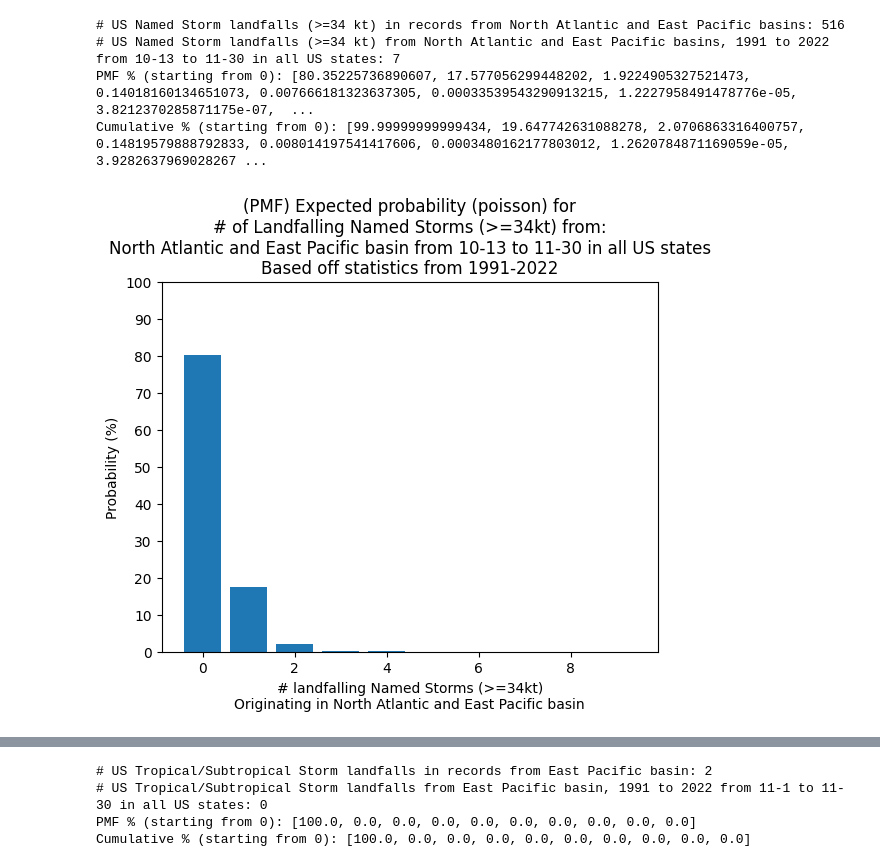
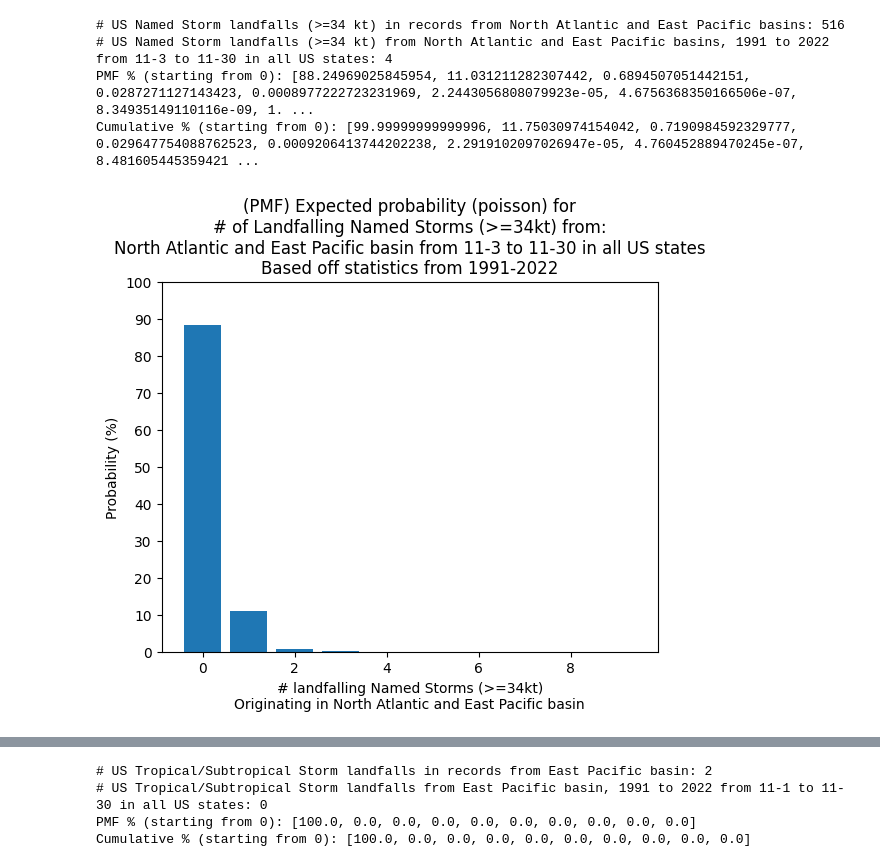
Before and after one commit to JRPdata/cyclone_climatology, a Jupyter notebook: cyclone_climatology.ipynb, the cells around one changed output, grey strips where cells are left out. Drawn from its saved outputs; the diff is of its cells as text; code cells hidden in the pictures.

```diff
--- a/cyclone_climatology.ipynb
+++ b/cyclone_climatology.ipynb
@@ -249,9 +249,9 @@ for basin_name, dict_dfs in dfs_by_basin.items():
     df_landfalls = df.loc[(df['USA_RECORD'] == 'L')]
     df_ts_ss_landfalls = df_landfalls.loc[(df_landfalls['USA_WIND'] >= 34) & (df_landfalls['USA_STATUS'].isin(['TS', 'SS']))]
     df_hu_landfalls = df_landfalls.loc[(df_landfalls['USA_WIND'] >= 34) & (df_landfalls['USA_STATUS'].isin(['HU', 'HR']))]
-    df_landfalls = df_landfalls.reset_index()
-    df_ts_ss_landfalls = df_ts_ss_landfalls.reset_index()
-    df_hu_landfalls = df_hu_landfalls.reset_index()
+    df_landfalls = df_landfalls.reset_index(drop=True)
+    df_ts_ss_landfalls = df_ts_ss_landfalls.reset_index(drop=True)
+    df_hu_landfalls = df_hu_landfalls.reset_index(drop=True)
 
     # this will take a while as geonames is slow
     df_us_ts_ss_landfalls_with_state = get_us_landfalls(df_ts_ss_landfalls)
@@ -294,10 +294,10 @@ for basin_name, dict_dfs in dfs_by_basin.items():
     # get landfalls
     df_ts_ss = df.loc[(df['USA_WIND'] >= 34) & (df['USA_STATUS'].isin(['TS', 'SS']))]
     df_hu = df.loc[(df['USA_WIND'] >= 34) & (df['USA_STATUS'].isin(['HU', 'HR']))]
-    df_ts_ss = df_ts_ss.reset_index()
-    df_hu = df_hu.reset_index()
+    df_ts_ss = df_ts_ss.reset_index(drop=True)
+    df_hu = df_hu.reset_index(drop=True)
     df_ts_ss_hu = pd.concat([df_ts_ss,df_hu])
-    df_ts_ss_hu = df_ts_ss_hu.reset_index()
+    df_ts_ss_hu = df_ts_ss_hu.reset_index(drop=True)
 
     dict_dfs['ts_ss'] = df_ts_ss
     dict_dfs['hu'] = df_hu
@@ -337,7 +337,7 @@ for basin_name, dict_dfs in dfs_by_basin.items():
 # concat the dfs for the basins
 for dict_name, dict_dfs in dfs_tmp.items():
     dfs_na_ep_us_landfalls[dict_name] = pd.concat(dict_dfs)
-    dfs_na_ep_us_landfalls[dict_name] = dfs_na_ep_us_landfalls[dict_name].reset_index()
+    dfs_na_ep_us_landfalls[dict_name] = dfs_na_ep_us_landfalls[dict_name].reset_index(drop=True)
 # %%
 # write the parquets
 for df_name, dict_df in dfs_na_ep_us_landfalls.items():
@@ -368,7 +368,7 @@ for basin_name, dict_dfs in dfs_by_basin.items():
 # concat the dfs for the basins
 for dict_name, dict_dfs in dfs_tmp.items():
     dfs_na_ep[dict_name] = pd.concat(dict_dfs)
-    dfs_na_ep[dict_name] = dfs_na_ep[dict_name].reset_index()
+    dfs_na_ep[dict_name] = dfs_na_ep[dict_name].reset_index(drop=True)
 # %%
 # write the parquets
 for df_name, dict_df in dfs_na_ep.items():
@@ -471,8 +471,8 @@ start_month = None
 start_day = None
 end_month = None
 end_day = None
-start_month = 10
-start_day = 13
+start_month = 11
+start_day = 3
 end_month = 11
 end_day = 30
 # either None, or a list of 2 letter states to include
@@ -496,7 +496,7 @@ df_ref_with_state = dfs_na_ep_us_landfalls['ts_ss_hu'].copy(deep=True)
 
 # with state has duplicate rows to record storms with multiple landfalls, so get only the unique storms for a count
 df_unique_storms = df_ref_with_state.drop_duplicates(subset=['USA_ATCF_ID'])
-df_unique_storms = df_unique_storms.reset_index()
+df_unique_storms = df_unique_storms.reset_index(drop=True)
 print(f"# US Named Storm landfalls (>=34 kt) in records from {full_basin_name} basins:", len(df_unique_storms))
 
 landfalling_in_period = get_landfalling_conditional(
@@ -533,34 +533,34 @@ print("Cumulative % (starting from 0):", cum_pct_per_event_count)
 plt.bar(event_counts, pmf_pct_per_event_count)
 
 plt.ylim(0, 100)
 plt.yticks(range(0, 101, 10))
 
 # Label the axes and give the chart a title
 plt.xlabel(f'# landfalling Named Storms (>=34kt)\nOriginating in {full_basin_name} basin')
 plt.ylabel('Probability (%)')
 plt.title(f"(PMF) Expected probability (poisson) for\n# of Landfalling Named Storms (>=34kt) from:\n" +
           f"{full_basin_name} basin {sub_period_str} {states_str}\n" +
           f"Based off statistics from {start_year}-{end_year}")
 
 # Show the chart
 plt.show()
 
 # Cumulative Probabilities chart
 plt.bar(event_counts, cum_pct_per_event_count)
 
 plt.ylim(0, 100)
 plt.yticks(range(0, 101, 10))
 
 # Label the axes and give the chart a title
 plt.xlabel(f'# landfalling Named Storms (>=34kt)\n originating in {full_basin_name} basin')
 plt.ylabel('Probability (%)')
 plt.title(f"Cumulative Expected probability (poisson) for\n# of Landfalling Named Storms (>=34kt) from:\n" +
           f"{full_basin_name} basin {sub_period_str} {states_str}\n" +
           f"Based off statistics from {start_year}-{end_year}")
 plt.show()
 # %% [output]
 # US Named Storm landfalls (>=34 kt) in records from North Atlantic and East Pacific basins: 516
-# US Named Storm landfalls (>=34 kt) from North Atlantic and East Pacific basins, 1991 to 2022 from 10-13 to 11-30 in all US states: 7
-PMF % (starting from 0): [80.35225736890607, 17.577056299448202, 1.9224905327521473, 0.14018160134651073, 0.007666181323637305, 0.00033539543290913215, 1.2227958491478776e-05, 3.8212370285871175e-07,  ...
-Cumulative % (starting from 0): [99.99999999999434, 19.647742631088278, 2.0706863316400757, 0.14819579888792833, 0.008014197541417606, 0.0003480162177803012, 1.2620784871169059e-05, 3.9282637969028267 ...
+# US Named Storm landfalls (>=34 kt) from North Atlantic and East Pacific basins, 1991 to 2022 from 11-3 to 11-30 in all US states: 4
+PMF % (starting from 0): [88.24969025845954, 11.031211282307442, 0.6894507051442151, 0.0287271127143423, 0.0008977222723231969, 2.2443056808079923e-05, 4.6756368350166506e-07, 8.34935149110116e-09, 1. ...
+Cumulative % (starting from 0): [99.99999999999996, 11.75030974154042, 0.7190984592329777, 0.029647754088762523, 0.0009206413744202238, 2.2919102097026947e-05, 4.760452889470245e-07, 8.481605445359421 ...
-[figure, old version]
+[figure, new version]
```
Also changed, not shown: parts of 8 cells of this notebook.
